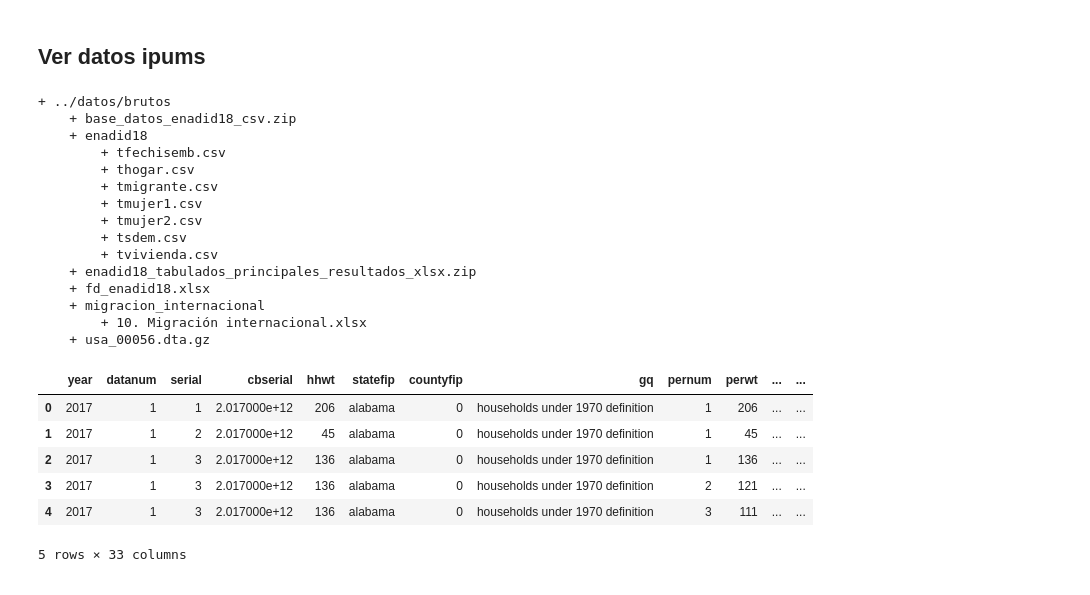
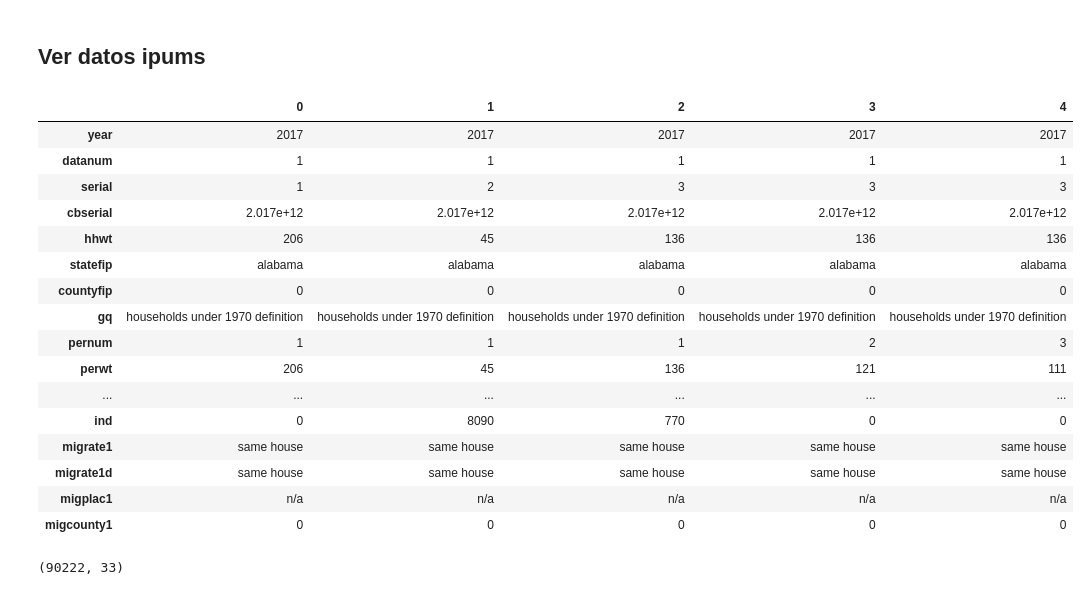
Before and after one commit to chekos/blog-nexos-migracion, a Jupyter notebook: notebooks/00_DataPrep.ipynb, the cells around one changed output. Drawn from its saved outputs; the diff is of its cells as text; code cells hidden in the pictures.

```diff
--- a/notebooks/00_DataPrep.ipynb
+++ b/notebooks/00_DataPrep.ipynb
@@ -163,20 +385,2 @@ datos_migrante.head().T
 # %% [markdown]
 ## Ver datos ipums
-# %%
-arbol(DATOS_BRUTOS)
-# %% [output]
-+ ../datos/brutos
-    + base_datos_enadid18_csv.zip
-    + enadid18
-        + tfechisemb.csv
-        + thogar.csv
-        + tmigrante.csv
-        + tmujer1.csv
-        + tmujer2.csv
-        + tsdem.csv
-        + tvivienda.csv
-    + enadid18_tabulados_principales_resultados_xlsx.zip
-    + fd_enadid18.xlsx
-    + migracion_internacional
-        + 10. Migración internacional.xlsx
-    + usa_00056.dta.gz
@@ -186,12 +392,22 @@ import gzip
 with gzip.open(DATOS_BRUTOS / 'usa_00056.dta.gz',) as file:
     data_ipums = pd.read_stata(file)
 # %%
-data_ipums.head()
+data_ipums.head().T
 # %% [output]
-|  | year | datanum | serial | cbserial | hhwt | statefip | countyfip | gq | pernum | perwt | ... | ... |
-| 0 | 2017 | 1 | 1 | 2.017000e+12 | 206 | alabama | 0 | households under 1970 definition | 1 | 206 | ... | ... |
-| 1 | 2017 | 1 | 2 | 2.017000e+12 | 45 | alabama | 0 | households under 1970 definition | 1 | 45 | ... | ... |
-| 2 | 2017 | 1 | 3 | 2.017000e+12 | 136 | alabama | 0 | households under 1970 definition | 1 | 136 | ... | ... |
-| 3 | 2017 | 1 | 3 | 2.017000e+12 | 136 | alabama | 0 | households under 1970 definition | 2 | 121 | ... | ... |
-| 4 | 2017 | 1 | 3 | 2.017000e+12 | 136 | alabama | 0 | households under 1970 definition | 3 | 111 | ... | ... |
+|  | 0 | 1 | 2 | 3 | 4 |
+| year | 2017 | 2017 | 2017 | 2017 | 2017 |
+| datanum | 1 | 1 | 1 | 1 | 1 |
+| serial | 1 | 2 | 3 | 3 | 3 |
+| cbserial | 2.017e+12 | 2.017e+12 | 2.017e+12 | 2.017e+12 | 2.017e+12 |
+| hhwt | 206 | 45 | 136 | 136 | 136 |
+| statefip | alabama | alabama | alabama | alabama | alabama |
+| countyfip | 0 | 0 | 0 | 0 | 0 |
+| gq | households under 1970 definition | households under 1970 definition | households under 1970 definition | households under 1970 definition | households under 1970 definition |
+| pernum | 1 | 1 | 1 | 2 | 3 |
+| perwt | 206 | 45 | 136 | 121 | 111 |
+| ... | ... | ... | ... | ... | ... |
+| ind | 0 | 8090 | 770 | 0 | 0 |
+| migrate1 | same house | same house | same house | same house | same house |
+| migrate1d | same house | same house | same house | same house | same house |
+| migplac1 | n/a | n/a | n/a | n/a | n/a |
+| migcounty1 | 0 | 0 | 0 | 0 | 0 |
-5 rows × 33 columns
@@ -197,0 +416,4 @@ data_ipums.head()
+# %%
+ipums_mex.shape
+# %% [output]
+(90222, 33)
```
Also changed, not shown: parts of 45 cells of this notebook, 2 other files.
